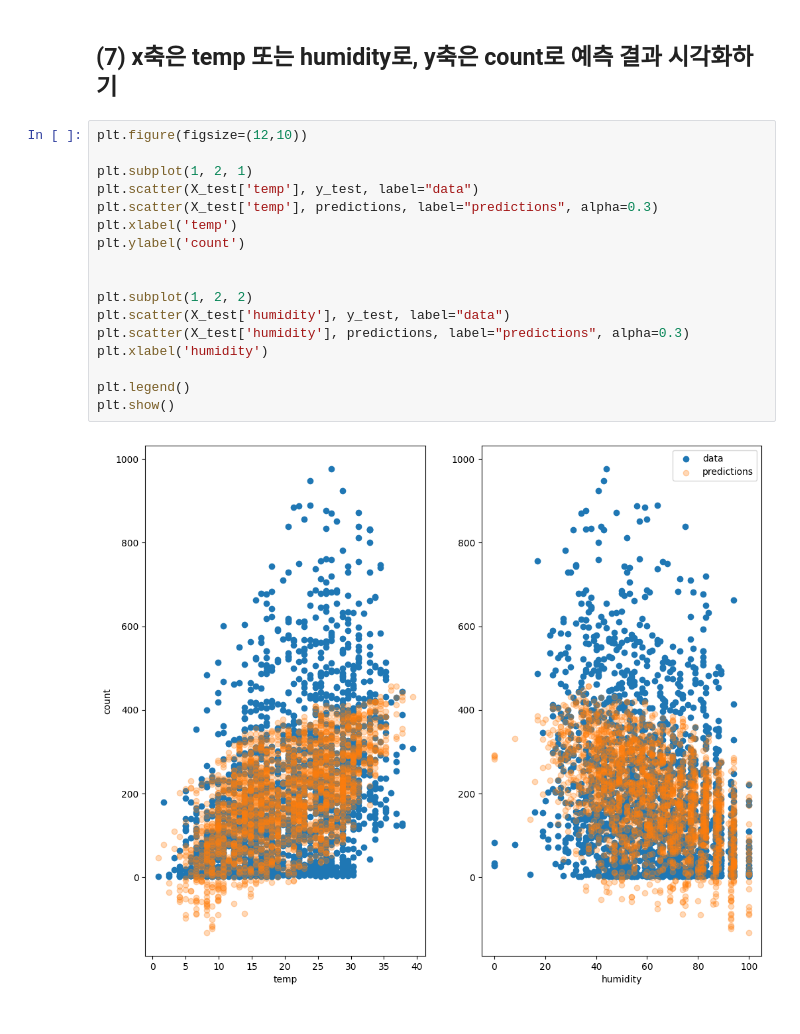
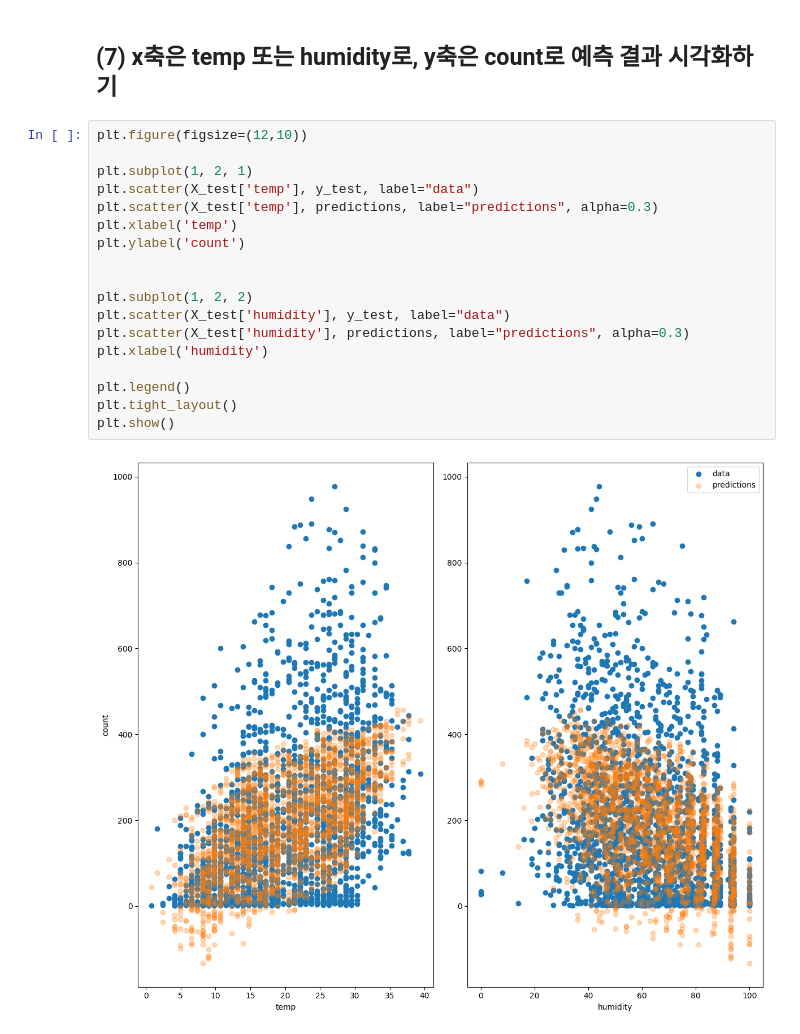
Before and after one commit to yoonseok-eo/AIFFEL, a Jupyter notebook: Ex02/ex02_project_02.ipynb, the cells around one changed output. Drawn from its saved outputs; the diff is of its cells as text.

```diff
--- a/Ex02/ex02_project_02.ipynb
+++ b/Ex02/ex02_project_02.ipynb
@@ -156,19 +157,20 @@ rmse: 141.22807813516903
 # %%
 plt.figure(figsize=(12,10))
 
 plt.subplot(1, 2, 1)
 plt.scatter(X_test['temp'], y_test, label="data")
 plt.scatter(X_test['temp'], predictions, label="predictions", alpha=0.3)
 plt.xlabel('temp')
 plt.ylabel('count')
 
 
 plt.subplot(1, 2, 2)
 plt.scatter(X_test['humidity'], y_test, label="data")
 plt.scatter(X_test['humidity'], predictions, label="predictions", alpha=0.3)
 plt.xlabel('humidity')
 
 plt.legend()
+plt.tight_layout()
 plt.show()
 # %% [output]
-[figure, old version]
+[figure, new version]
```
Also changed, not shown: parts of 1 cell of this notebook.
